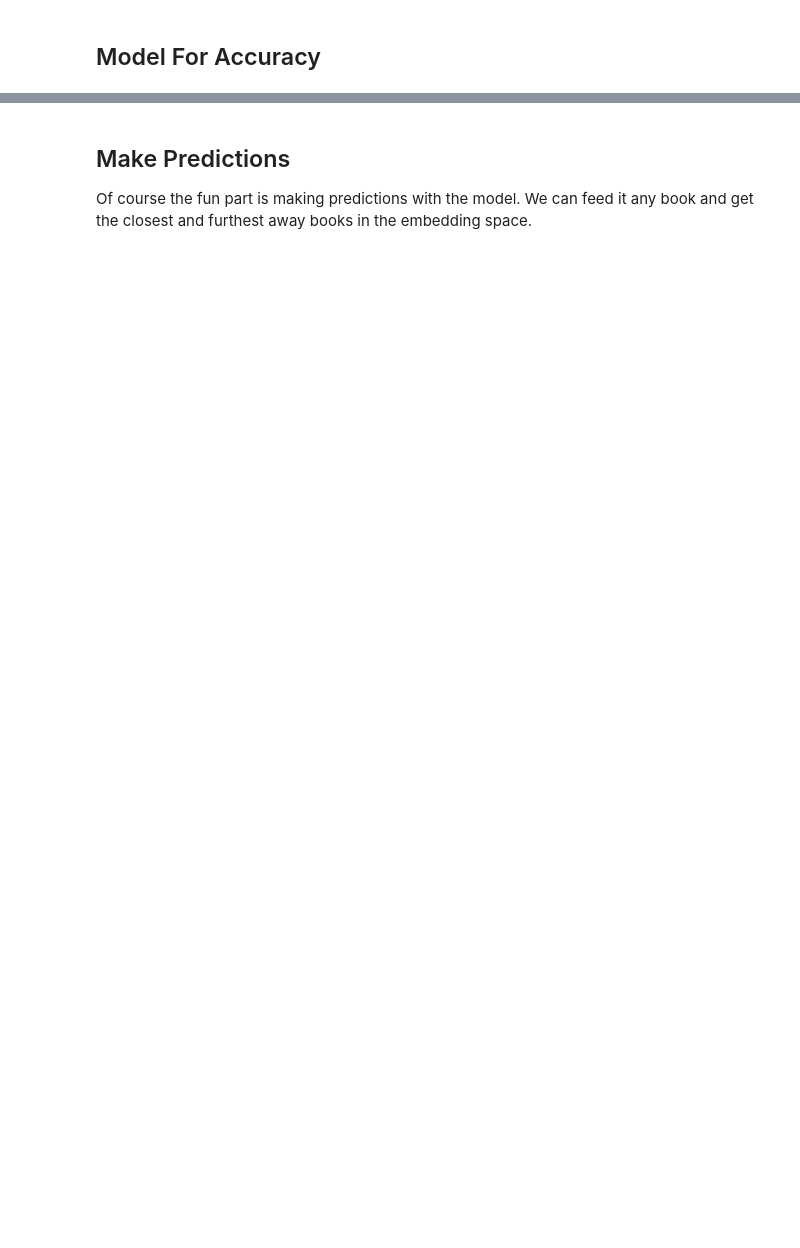
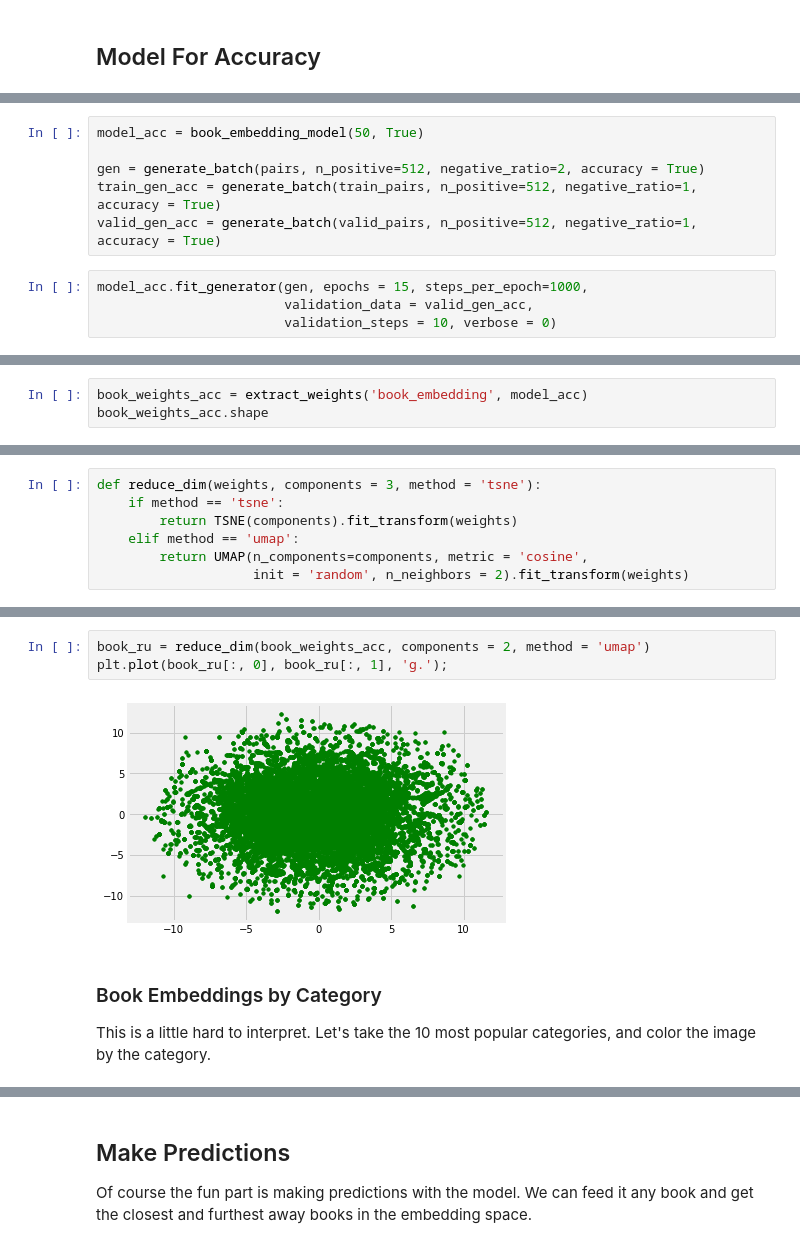
Before and after one commit to WillKoehrsen/wikipedia-data-science, a Jupyter notebook: Book Recommendation System.ipynb, the cells around one changed output, grey strips where cells are left out. Drawn from its saved outputs; the diff is of its cells as text; blank space fills up the shorter version.

Commit message:
Modeling

```diff
--- a/Book Recommendation System.ipynb
+++ b/Book Recommendation System.ipynb
@@ -468,0 +583,10 @@ model.save('first_attempt_laptop.h5')
+# %%
+model_acc = book_embedding_model(50, True)
+
+gen = generate_batch(pairs, n_positive=512, negative_ratio=2, accuracy = True)
+train_gen_acc = generate_batch(train_pairs, n_positive=512, negative_ratio=1, accuracy = True)
+valid_gen_acc = generate_batch(valid_pairs, n_positive=512, negative_ratio=1, accuracy = True)
+# %%
+model_acc.fit_generator(gen, epochs = 15, steps_per_epoch=1000,
+                        validation_data = valid_gen_acc,
+                        validation_steps = 10, verbose = 0)
@@ -468,0 +595,3 @@ model.save('first_attempt_laptop.h5')
+# %%
+book_weights_acc = extract_weights('book_embedding', model_acc)
+book_weights_acc.shape
@@ -468,0 +653,7 @@ model.save('first_attempt_laptop.h5')
+# %%
+def reduce_dim(weights, components = 3, method = 'tsne'):
+    if method == 'tsne':
+        return TSNE(components).fit_transform(weights)
+    elif method == 'umap':
+        return UMAP(n_components=components, metric = 'cosine',
+                    init = 'random', n_neighbors = 2).fit_transform(weights)
@@ -468,0 +672,9 @@ model.save('first_attempt_laptop.h5')
+# %%
+book_ru = reduce_dim(book_weights_acc, components = 2, method = 'umap')
+plt.plot(book_ru[:, 0], book_ru[:, 1], 'g.');
+# %% [output]
+[figure, added]
+# %% [markdown]
+### Book Embeddings by Category
+
+This is a little hard to interpret. Let's take the 10 most popular categories, and color the image by the category.
```
Also changed, not shown: parts of 98 cells of this notebook, 4 other files.
